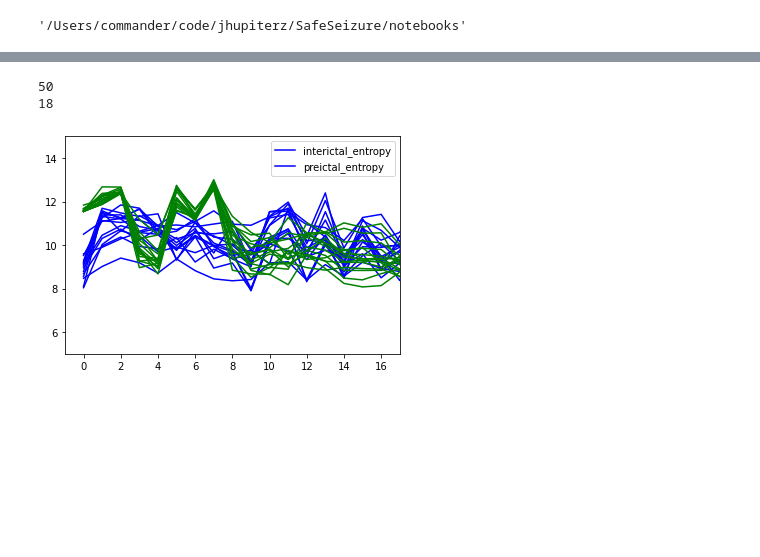
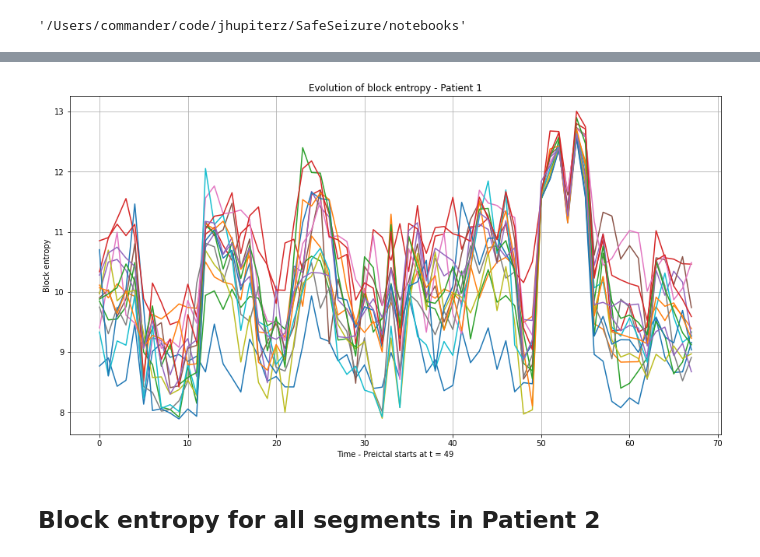
Before and after one commit to jhupiterz/SafeSeizure, a Jupyter notebook: notebooks/jhupiterz-time-series-measure.ipynb, the cells around one changed output, grey strips where cells are left out. Cells and saved outputs as stored; diff of their text form; code cells hidden in the pictures; blank space fills up the shorter version.

```diff
--- a/notebooks/jhupiterz-time-series-measure.ipynb
+++ b/notebooks/jhupiterz-time-series-measure.ipynb
@@ -49,0 +57,3 @@ for f in os.listdir(os.path.join(folder_path,dirs[1],'train_segments_unlabelled'
+# %%
+data = pd.read_csv(f'../raw_data/Patient_1_csv/train_segments_unlabelled/{files_patient1[1]}')
+data.head()
@@ -49,0 +72,9 @@ for f in os.listdir(os.path.join(folder_path,dirs[1],'train_segments_unlabelled'
+# %%
+segment1_entropies = []
+for index, row in data.iterrows():
+    electrode = row
+    electrode_pos = electrode + abs(electrode.min())
+    entropy = block_entropy(electrode_pos.to_numpy(), k=1)
+    segment1_entropies.append(entropy)
+
+print(segment1_entropies)
@@ -49,0 +85,14 @@ for f in os.listdir(os.path.join(folder_path,dirs[1],'train_segments_unlabelled'
+# %%
+patient_entropies = []
+for f in files_patient1[1:]:
+    segment_entropies = []
+    data = pd.read_csv(f'../raw_data/Patient_1_csv/train_segments_unlabelled/{f}')
+    for index, row in data.iterrows():
+        electrode = row
+        electrode_pos = electrode + abs(electrode.min())
+        entropy = block_entropy(electrode_pos.to_numpy(), k=1)
+        segment_entropies.append(entropy)
+    patient_entropies.append(segment_entropies)
+# %%
+patient1_entropies_df = pd.DataFrame.from_records(patient_entropies).T
+patient1_entropies_df
@@ -50,30 +117,23 @@ for f in os.listdir(os.path.join(folder_path,dirs[1],'train_segments_unlabelled'
+# %%
+plt.figure(figsize=(15,8))
+for index, row in patient1_entropies_df.iterrows():
+    plt.plot(row)
+plt.title('Evolution of block entropy - Patient 1')
+plt.grid()
+plt.xlabel('Time - Preictal starts at t = 49')
+plt.ylabel('Block entropy');
+# %% [output]
+[figure, added]
+# %% [markdown]
+## Block entropy for all segments in Patient 2
 # %%
-entropies_interictal = []
-entropies_preictal = []
-for f in files_1:
-    if f.startswith('interictal') | f.startswith('preictal'):
-        data = pd.read_csv(f'{folder_path}/{dirs[0]}/train_segments_unlabelled/{f}')
-        entropies = []
-        for index, row in data.iterrows():
-            electrode = row
-            electrode_pos = electrode + abs(electrode.min())
-            entropy = block_entropy(electrode_pos.to_numpy(), k=1)
-            entropies.append(entropy)
-        if f.startswith('interictal'):
-            entropies_interictal.append(entropies)
-        else:
-            entropies_preictal.append(entropies)
-
-print(len(entropies_interictal))
-print(len(entropies_preictal))
+patient_entropies = []
+for f in files_patient2:
+    segment_entropies = []
+    data = pd.read_csv(f'../raw_data/Patient_2_csv/train_segments_unlabelled/{f}')
+    for index, row in data.iterrows():
+        electrode = row
+        electrode_pos = electrode + abs(electrode.min())
+        entropy = block_entropy(electrode_pos.to_numpy(), k=1)
+        segment_entropies.append(entropy)
+    patient_entropies.append(segment_entropies)
-# %% [output]
-50
-18
-# %%
-plt.plot(entropies_interictal, color = 'blue')
-plt.plot(entropies_preictal, color = 'green')
-plt.ylim(5,15)
-plt.xlim(-1,17)
-plt.legend(['interictal_entropy', 'preictal_entropy']);
-# %% [output]
-[figure, removed]
```
Also changed, not shown: parts of 27 cells of this notebook.
